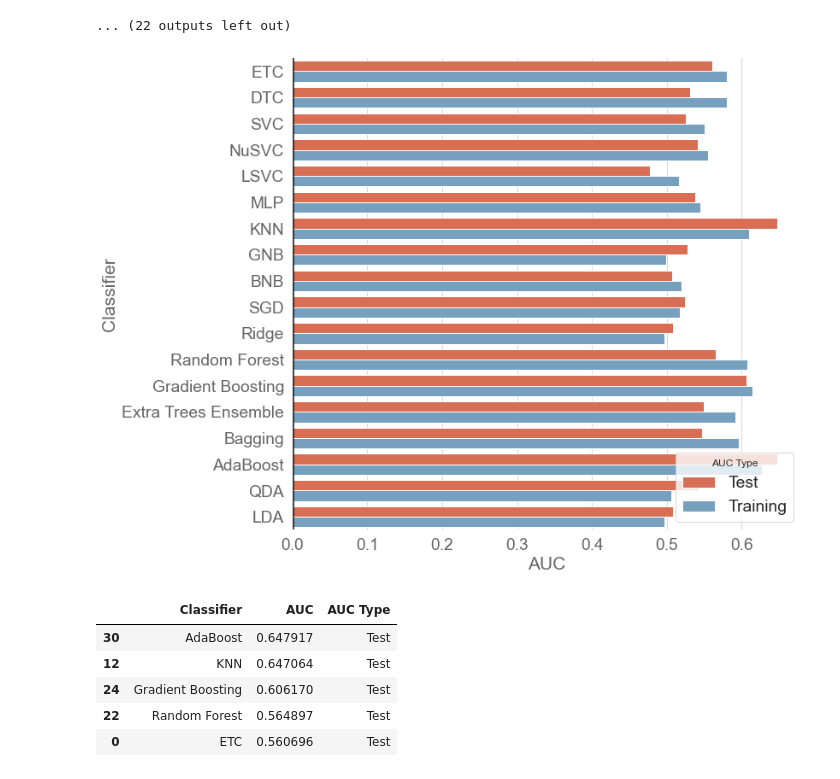
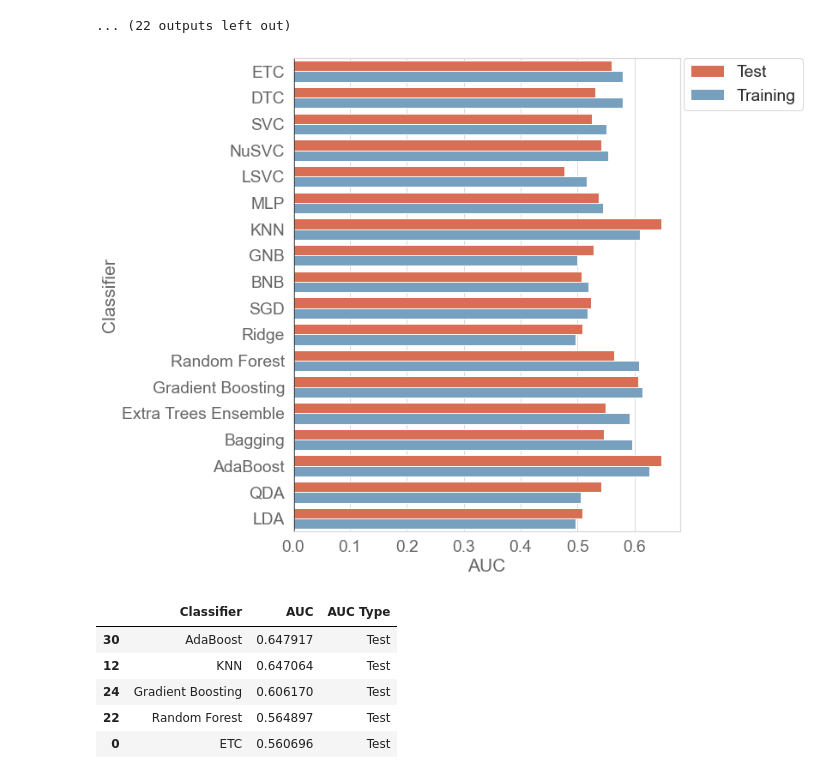
Before and after one commit to jjmcclure/Oil_Price_Prediction, a Jupyter notebook: Brett/model_selector_org_2_feature.ipynb, the cells around one changed output. Drawn from its saved outputs; the diff is of its cells as text; code cells hidden in the pictures.

Commit message:
updating images folder

```diff
--- a/Brett/model_selector_org_2_feature.ipynb
+++ b/Brett/model_selector_org_2_feature.ipynb
@@ -239,24 +239,24 @@ parameters.update({"ETC": {
                             "classifier__min_samples_leaf": [0.005, 0.01, 0.05, 0.10],
                              }})
 # %%
-# Feature selction: remove highly correlated features
-# Filter Method: Spearman's Cross Correlation > 0.95
-# Make correlation matrix
-corr_matrix = X_train.corr(method = "spearman").abs()
+# # Feature selction: remove highly correlated features
+# # Filter Method: Spearman's Cross Correlation > 0.95
+# # Make correlation matrix
+# corr_matrix = X_train.corr(method = "spearman").abs()
 
-# Draw the heatmap
-sns.set(font_scale = 1.0)
-f, ax = plt.subplots(figsize=(8, 5))
-sns.heatmap(corr_matrix, cmap= "YlGnBu", square=True, ax = ax)
-f.tight_layout()
-# plt.savefig("correlation_matrix.png", dpi = 1080)
+# # Draw the heatmap
+# sns.set(font_scale = 1.0)
+# f, ax = plt.subplots(figsize=(8, 5))
+# sns.heatmap(corr_matrix, cmap= "YlGnBu", square=True, ax = ax)
+# f.tight_layout()
+# # plt.savefig("correlation_matrix.png", dpi = 1080)
 
-# Select upper triangle of matrix
-upper = corr_matrix.where(np.triu(np.ones(corr_matrix.shape), k = 1).astype(np.bool))
+# # Select upper triangle of matrix
+# upper = corr_matrix.where(np.triu(np.ones(corr_matrix.shape), k = 1).astype(np.bool))
 
-# Find index of feature columns with correlation greater than 0.95
-to_drop = [column for column in upper.columns if any(upper[column] > 0.95)]
+# # Find index of feature columns with correlation greater than 0.95
+# to_drop = [column for column in upper.columns if any(upper[column] > 0.95)]
 
-# Drop features
-X_train = X_train.drop(to_drop, axis = 1)
-X_test = X_test.drop(to_drop, axis = 1)
+# # Drop features
+# X_train = X_train.drop(to_drop, axis = 1)
+# X_test = X_test.drop(to_drop, axis = 1)
@@ -636,36 +634,38 @@ for classifier_label in results:
 auc_scores = pd.DataFrame(auc_scores)
 
 # Set graph style
 sns.set(font_scale = 1.75)
 sns.set_style({"axes.facecolor": "1.0", "axes.edgecolor": "0.85", "grid.color": "0.85",
                "grid.linestyle": "-", 'axes.labelcolor': '0.4', "xtick.color": "0.4",
                'ytick.color': '0.4'})
 
 
 # Colors
 training_color = sns.color_palette("RdYlBu", 10)[1]
 test_color = sns.color_palette("RdYlBu", 10)[-2]
 colors = [training_color, test_color]
 
 # Set figure size and create barplot
 f, ax = plt.subplots(figsize=(12, 9))
 
 sns.barplot(x="AUC", y="Classifier", hue="AUC Type", palette = colors,
             data=auc_scores)
 
+plt.legend(bbox_to_anchor=(1.01, 1),borderaxespad=0)
+
 # Generate a bolded horizontal line at y = 0
 ax.axvline(x = 0, color = 'black', linewidth = 4, alpha = .7)
 
-# Turn frame off
-ax.set_frame_on(False)
+# # Turn frame off
+# ax.set_frame_on(True)
 
 # Tight layout
 plt.tight_layout()
 
 # # Save Figure
 # plt.savefig("AUC Scores.png", dpi = 1080)
 # %% [output]
-[figure, old version]
+[figure, new version]
 # %%
 df_auc = auc_scores.loc[(auc_scores['AUC Type']) == 'Test']
 df_auc = df_auc.nlargest(5, 'AUC')
```
Also changed, not shown: parts of 1 cell of this notebook, 4 other files.
